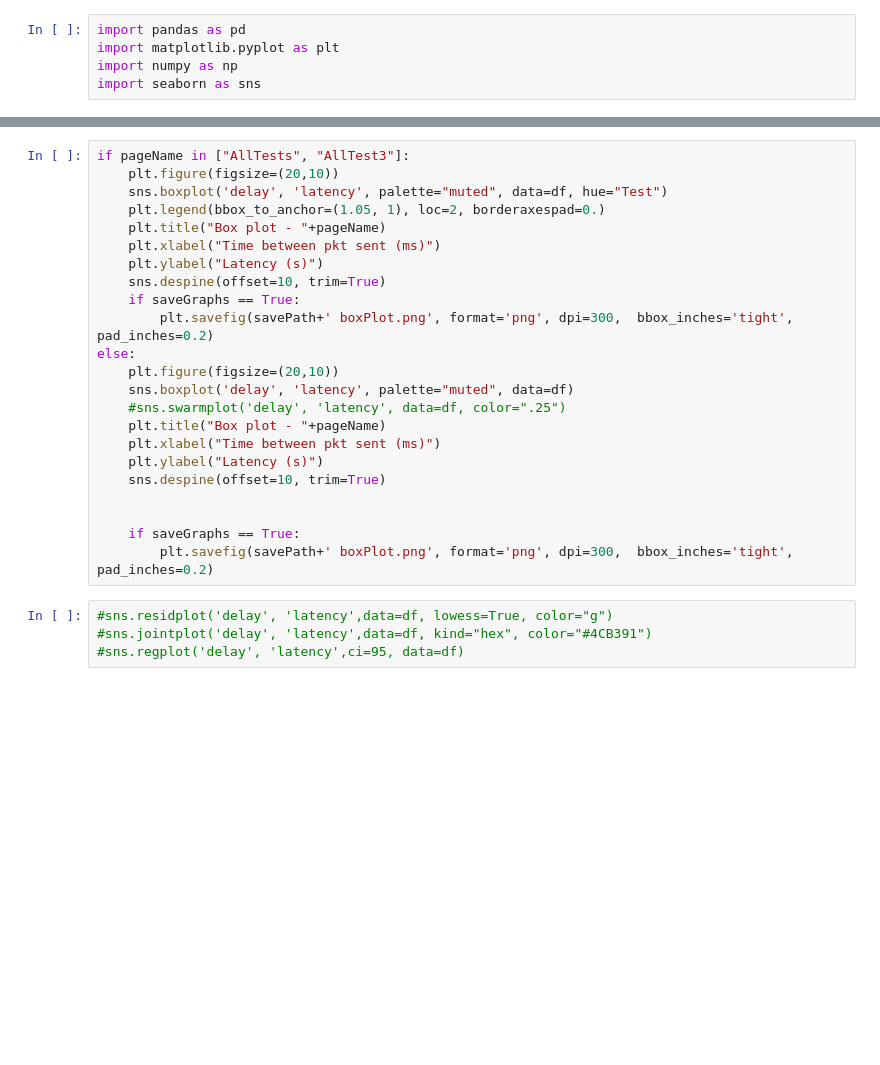
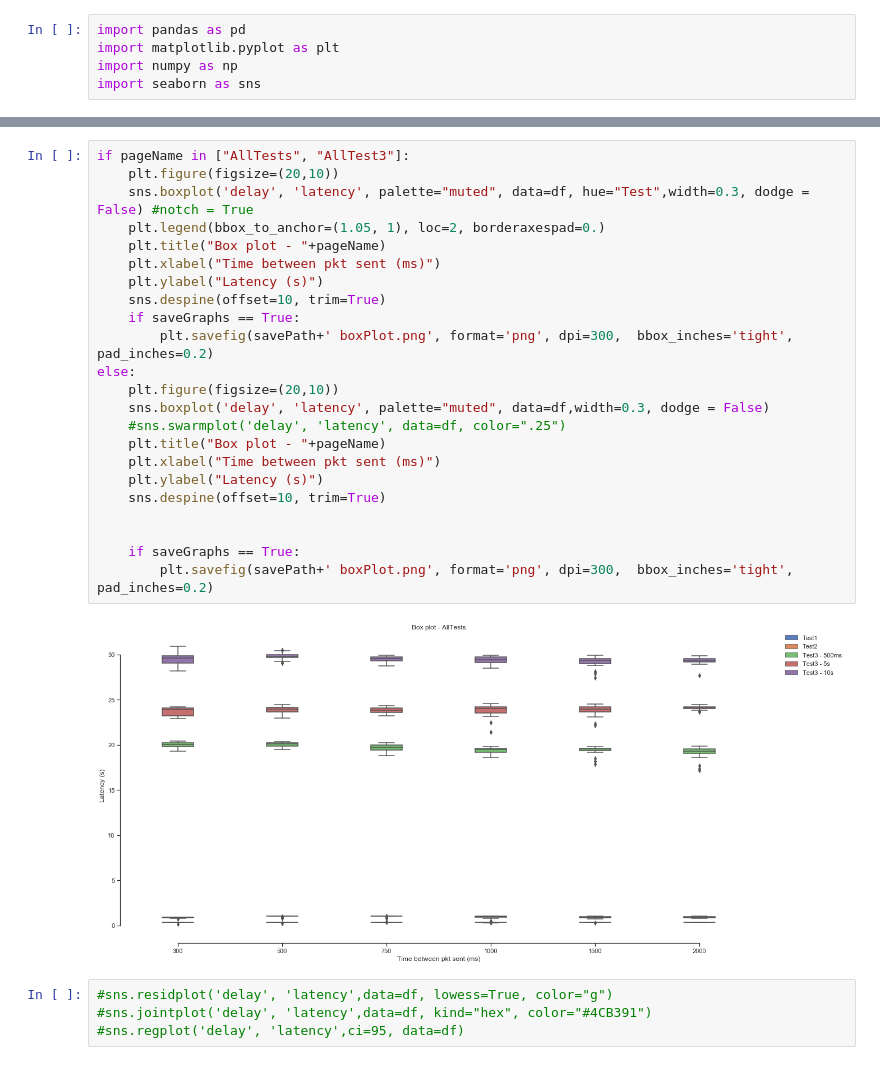
Before and after one commit to maxmuffin/LoRaWAN-Multi-hop, a Jupyter notebook: utils/plotGraphs.ipynb, the cells around one changed output, grey strips where cells are left out. Cells and saved outputs as stored; diff of their text form; blank space fills up the shorter version.

```diff
--- a/utils/plotGraphs.ipynb
+++ b/utils/plotGraphs.ipynb
@@ -157,26 +178,28 @@ if pageName in ["AllTests", "AllTest3"]:
 # %%
 if pageName in ["AllTests", "AllTest3"]:
     plt.figure(figsize=(20,10))
-    sns.boxplot('delay', 'latency', palette="muted", data=df, hue="Test")
+    sns.boxplot('delay', 'latency', palette="muted", data=df, hue="Test",width=0.3, dodge = False) #notch = True
     plt.legend(bbox_to_anchor=(1.05, 1), loc=2, borderaxespad=0.)
     plt.title("Box plot - "+pageName)
     plt.xlabel("Time between pkt sent (ms)")
     plt.ylabel("Latency (s)")
     sns.despine(offset=10, trim=True)
     if saveGraphs == True:
         plt.savefig(savePath+' boxPlot.png', format='png', dpi=300,  bbox_inches='tight', pad_inches=0.2)
 else:
     plt.figure(figsize=(20,10))
-    sns.boxplot('delay', 'latency', palette="muted", data=df)
+    sns.boxplot('delay', 'latency', palette="muted", data=df,width=0.3, dodge = False)
     #sns.swarmplot('delay', 'latency', data=df, color=".25")
     plt.title("Box plot - "+pageName)
     plt.xlabel("Time between pkt sent (ms)")
     plt.ylabel("Latency (s)")
     sns.despine(offset=10, trim=True)
 
 
     if saveGraphs == True:
         plt.savefig(savePath+' boxPlot.png', format='png', dpi=300,  bbox_inches='tight', pad_inches=0.2)
+# %% [output]
+[figure, added]
 # %%
 #sns.residplot('delay', 'latency',data=df, lowess=True, color="g")
 #sns.jointplot('delay', 'latency',data=df, kind="hex", color="#4CB391")
```
Also changed, not shown: parts of 6 cells of this notebook, 2 other files.
